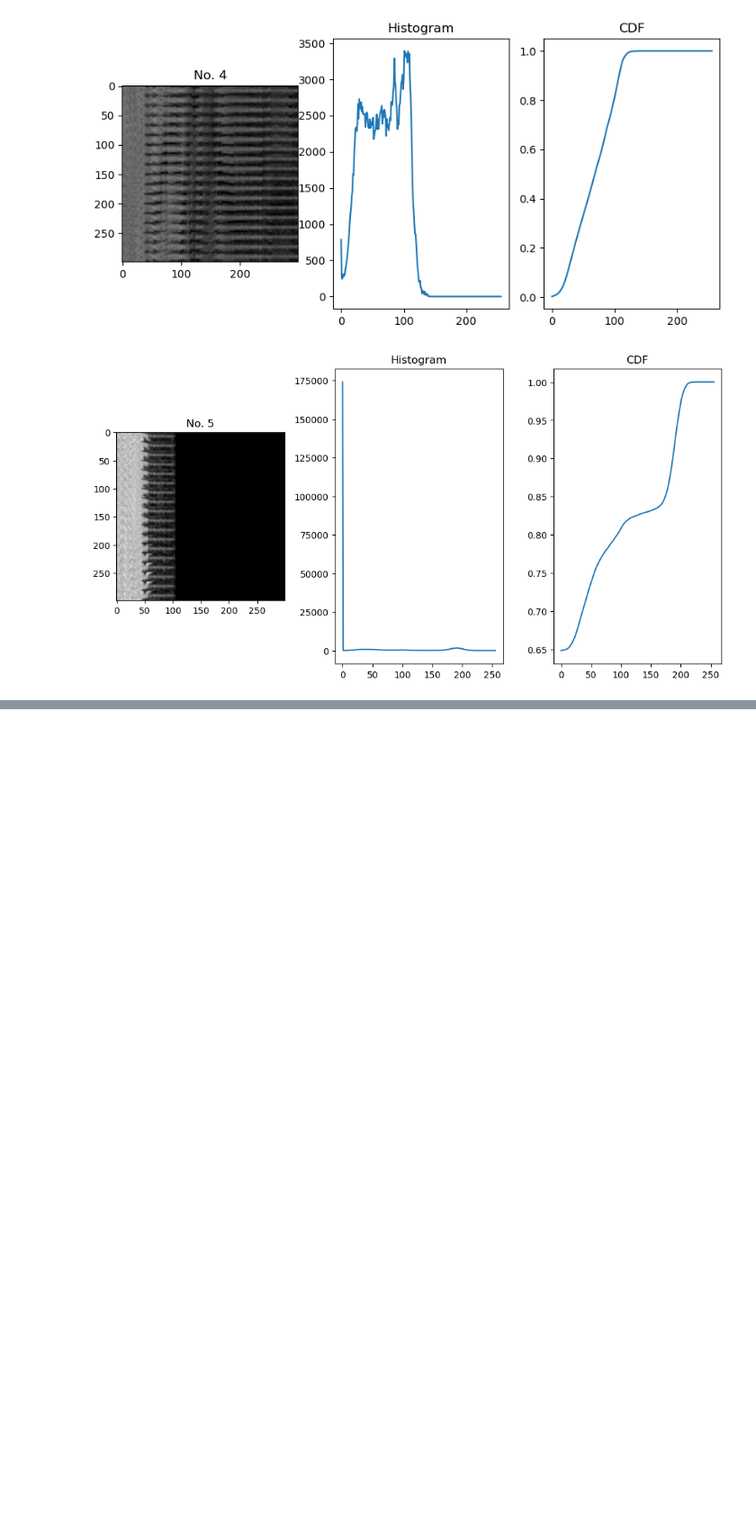
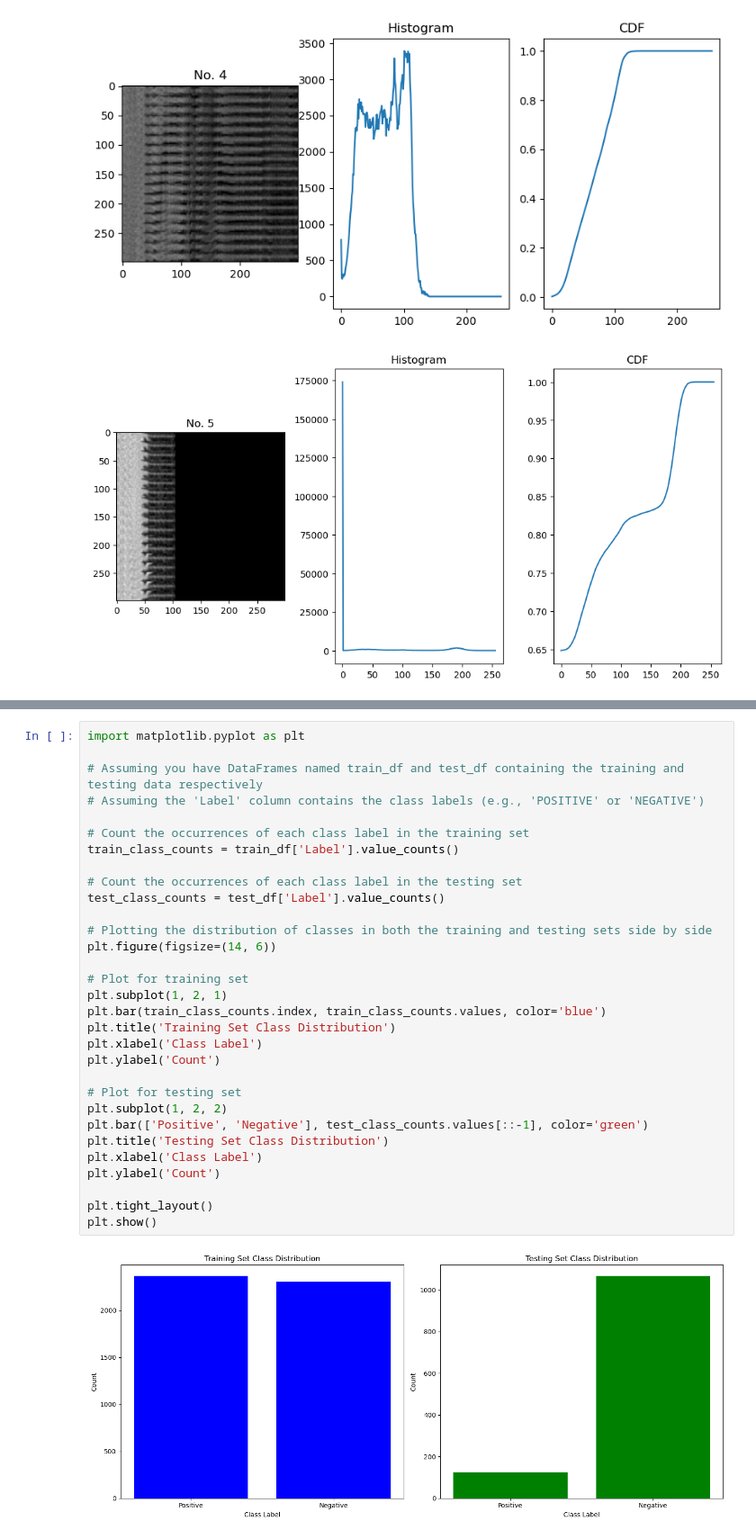
Before and after one commit to leezael/VisIQ, a Jupyter notebook: notebooks/coronary/eda.ipynb, the cells around one changed output, grey strips where cells are left out. Shown at 90% size. Saved outputs shown, nothing was run; the diff lists cells and outputs as text; blank space fills up the shorter version.

```diff
--- a/notebooks/coronary/eda.ipynb
+++ b/notebooks/coronary/eda.ipynb
@@ -436,0 +527,33 @@ plot_img_hist_ndi(neg_path, num_img=6)
+# %%
+import matplotlib.pyplot as plt
+
+# Assuming you have DataFrames named train_df and test_df containing the training and testing data respectively
+# Assuming the 'Label' column contains the class labels (e.g., 'POSITIVE' or 'NEGATIVE')
+
+# Count the occurrences of each class label in the training set
+train_class_counts = train_df['Label'].value_counts()
+
+# Count the occurrences of each class label in the testing set
+test_class_counts = test_df['Label'].value_counts()
+
+# Plotting the distribution of classes in both the training and testing sets side by side
+plt.figure(figsize=(14, 6))
+
+# Plot for training set
+plt.subplot(1, 2, 1)
+plt.bar(train_class_counts.index, train_class_counts.values, color='blue')
+plt.title('Training Set Class Distribution')
+plt.xlabel('Class Label')
+plt.ylabel('Count')
+
+# Plot for testing set
+plt.subplot(1, 2, 2)
+plt.bar(['Positive', 'Negative'], test_class_counts.values[::-1], color='green')
+plt.title('Testing Set Class Distribution')
+plt.xlabel('Class Label')
+plt.ylabel('Count')
+
+plt.tight_layout()
+plt.show()
+# %% [output]
+[figure, added]
```
Also changed, not shown: parts of 12 cells of this notebook, 6 other files.
